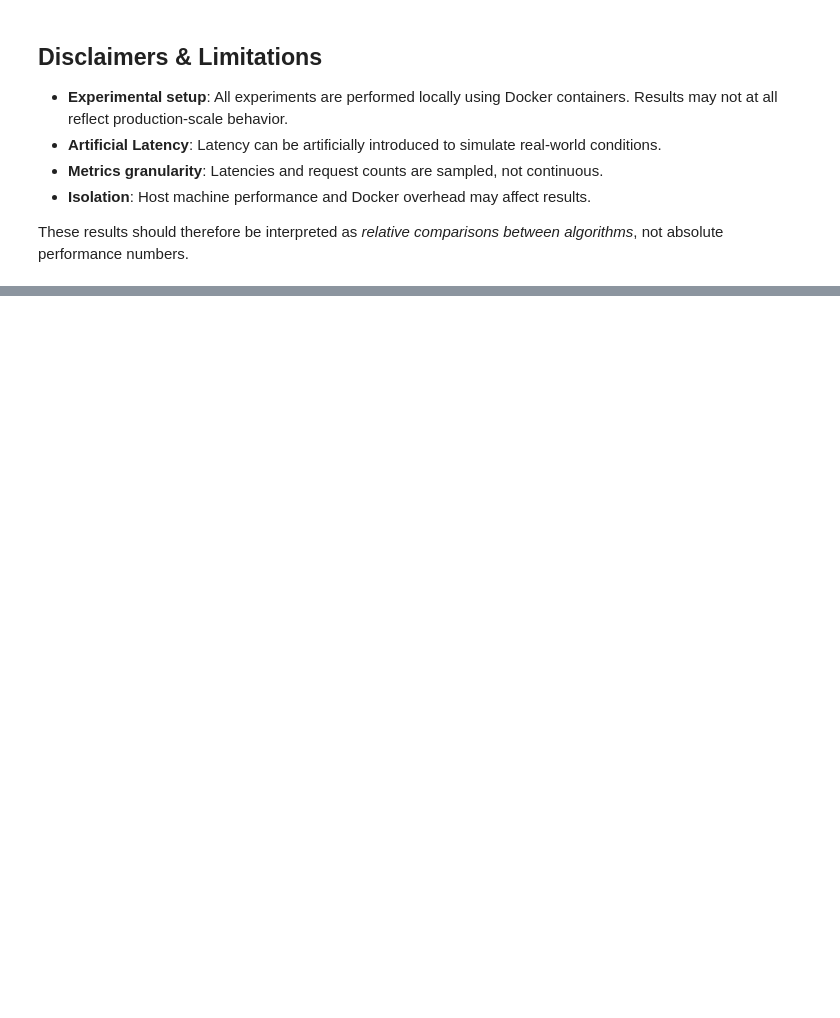
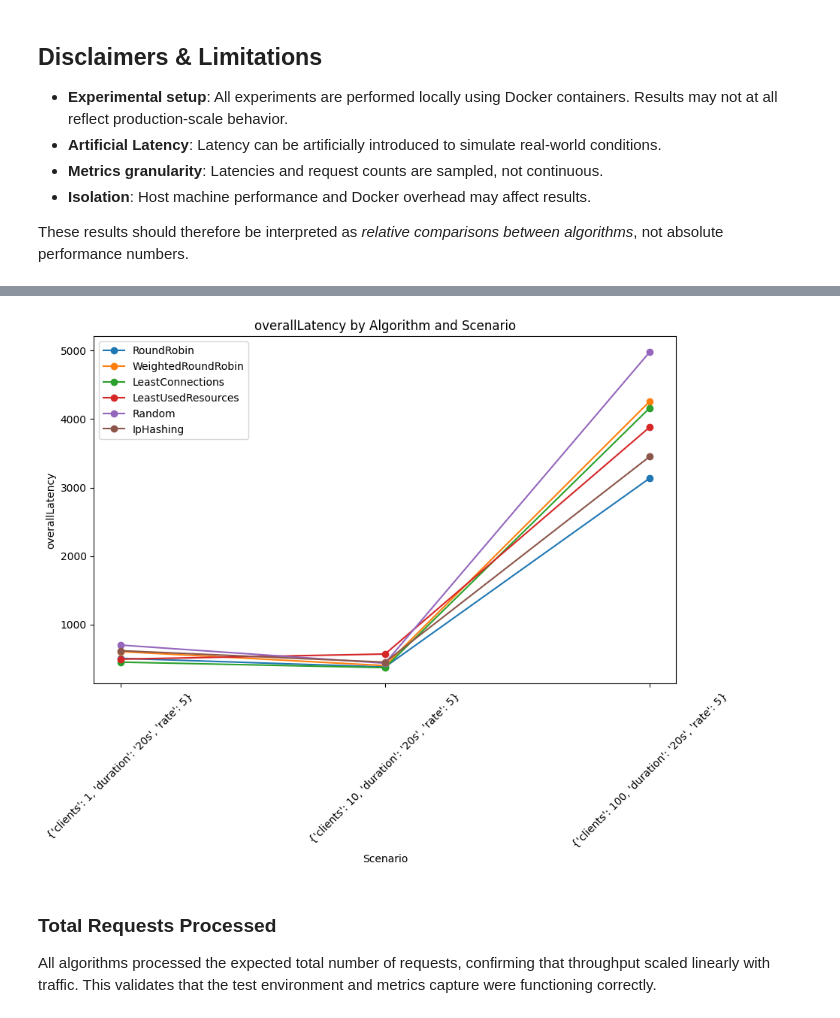
Before and after one commit to TresMichitos/custom-load-balancer, a Jupyter notebook: notebooks/metrics-analysis.ipynb, the cells around one changed output, grey strips where cells are left out. Saved outputs shown, nothing was run; the diff lists cells and outputs as text; code cells hidden in the pictures; blank space fills up the shorter version.

```diff
--- a/notebooks/metrics-analysis.ipynb
+++ b/notebooks/metrics-analysis.ipynb
@@ -185,0 +198,9 @@ with open(CONFIG_PATH, "w") as f:
+# %%
+plot_metric(results, "overallLatency")
+# %% [output]
+[figure, added]
+# %% [markdown]
+### Total Requests Processed
+
+All algorithms processed the expected total number of requests, confirming that throughput scaled linearly with traffic.
+This validates that the test environment and metrics capture were functioning correctly.
```
Also changed, not shown: parts of 14 cells of this notebook.
